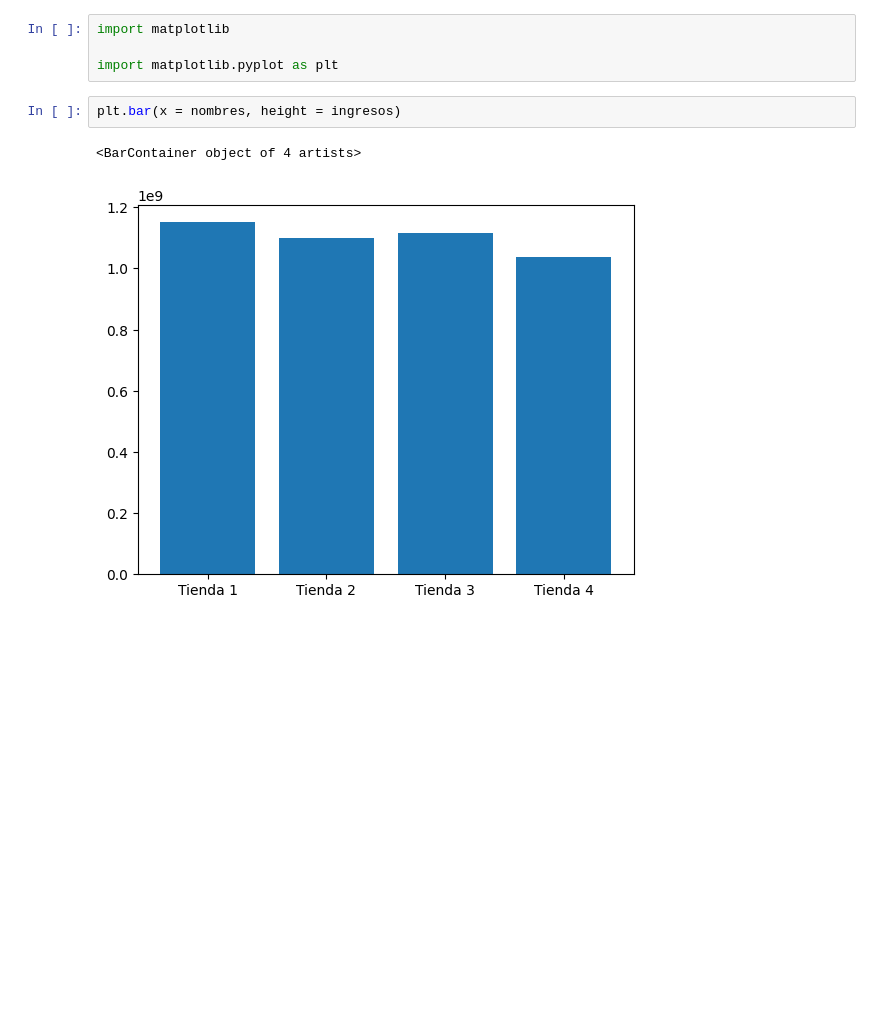
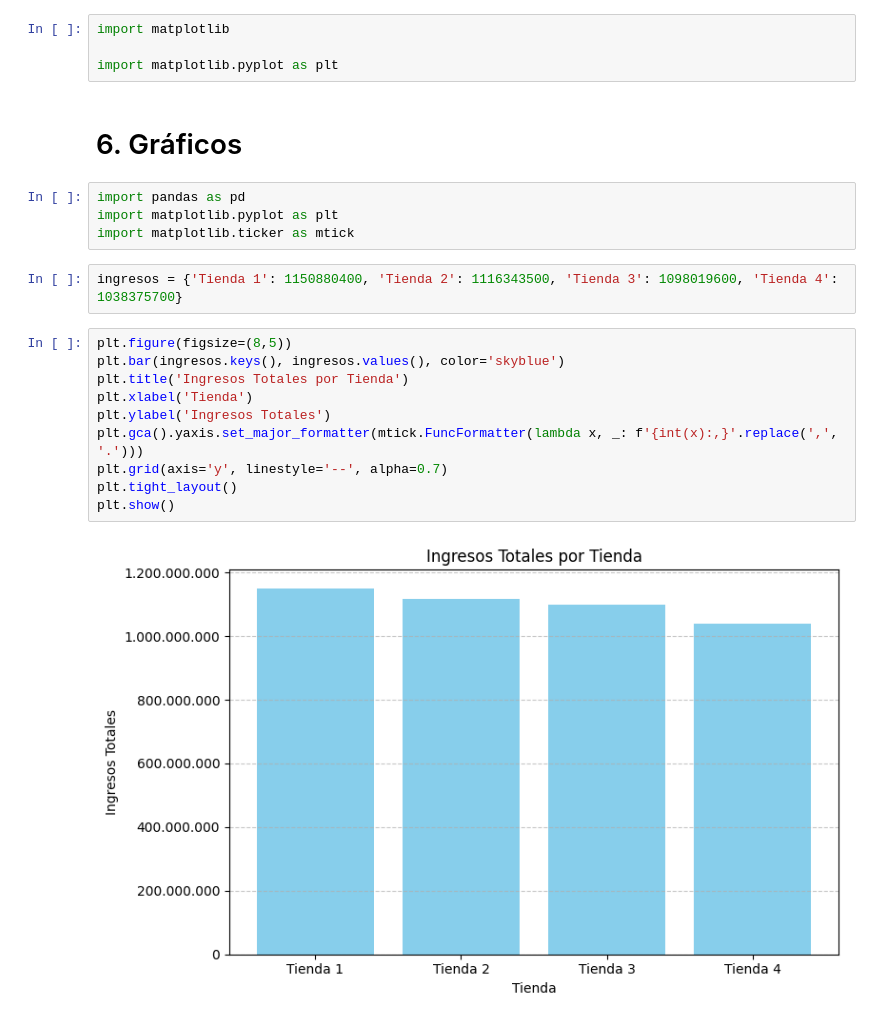
Before and after one commit to RaulMirabal28/base-de-datos-challenge1-latam, a Jupyter notebook: challenge1-data-science-latam/AluraStoreLatam.ipynb, the cells around one changed output. Drawn from its saved outputs; the diff is of its cells as text; blank space fills up the shorter version.

```diff
--- a/challenge1-data-science-latam/AluraStoreLatam.ipynb
+++ b/challenge1-data-science-latam/AluraStoreLatam.ipynb
@@ -151,8 +151,23 @@ Costo de envío promedio - Tienda 4: 23.459
 import matplotlib
 
 import matplotlib.pyplot as plt
-# %%
-plt.bar(x = nombres, height = ingresos)
-# %% [output]
-<BarContainer object of 4 artists>
-[figure, removed]
+# %% [markdown]
+# 6. Gráficos
+# %%
+import pandas as pd
+import matplotlib.pyplot as plt
+import matplotlib.ticker as mtick
+# %%
+ingresos = {'Tienda 1': 1150880400, 'Tienda 2': 1116343500, 'Tienda 3': 1098019600, 'Tienda 4': 1038375700}
+# %%
+plt.figure(figsize=(8,5))
+plt.bar(ingresos.keys(), ingresos.values(), color='skyblue')
+plt.title('Ingresos Totales por Tienda')
+plt.xlabel('Tienda')
+plt.ylabel('Ingresos Totales')
+plt.gca().yaxis.set_major_formatter(mtick.FuncFormatter(lambda x, _: f'{int(x):,}'.replace(',', '.')))
+plt.grid(axis='y', linestyle='--', alpha=0.7)
+plt.tight_layout()
+plt.show()
+# %% [output]
+[figure, added]
```
Also changed, not shown: parts of 6 cells of this notebook.
